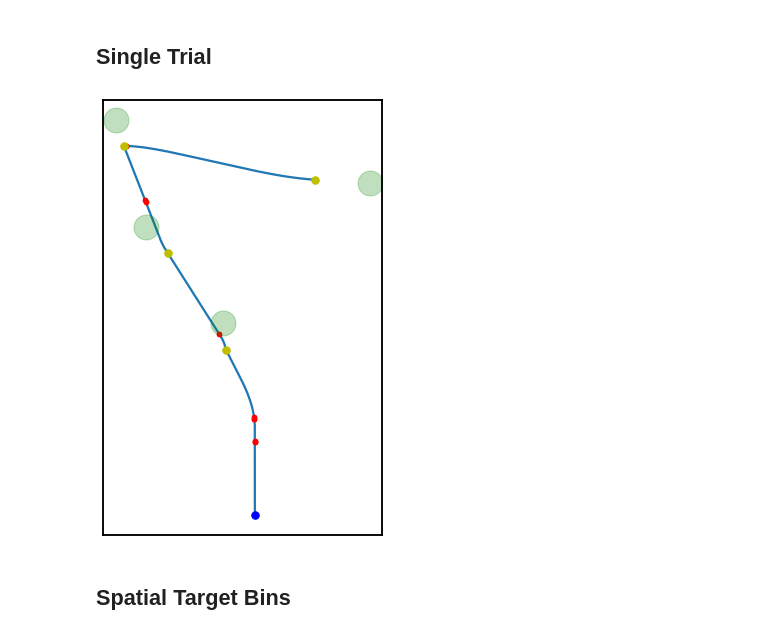
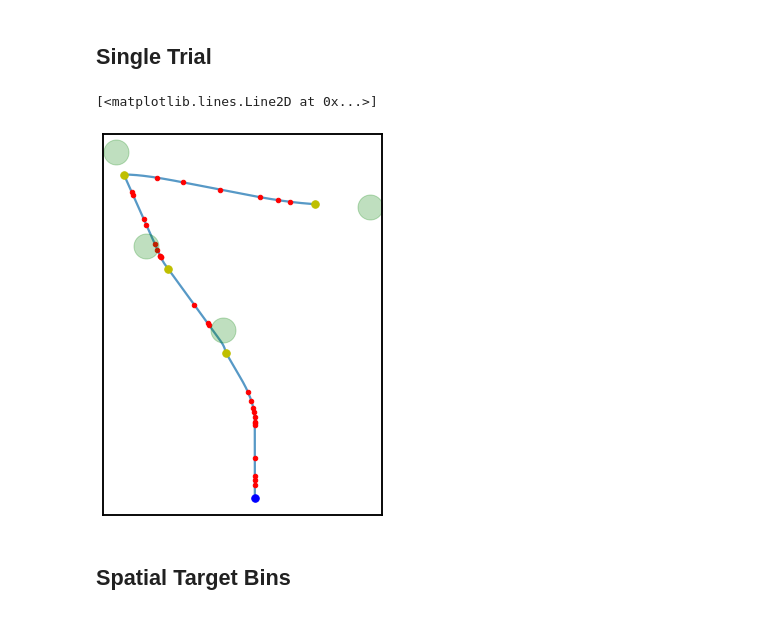
Before and after one commit to HSUPipeline/AnalyzeTH, a Jupyter notebook: notebooks/03-SpatialTargetCells.ipynb, the cells around one changed output. Cells and saved outputs as stored; diff of their text form; code cells hidden in the pictures.

```diff
--- a/notebooks/03-SpatialTargetCells.ipynb
+++ b/notebooks/03-SpatialTargetCells.ipynb
@@ -51,6 +49,9 @@ chest_bins = [5, 7]
 # Shuffle Settings
 shuffle_approach = 'BINCIRC'
 n_surrogates = 100
+# %%
+# Set example unit to analyze
+uind = 74
 # %% [markdown]
 ## Load Data
 # %%
@@ -83,6 +91 @@ uind = 0
 spikes = nwbfile.units.get_unit_spike_times(uind)
-# %%
-# Drop spikes until task time
-st = nwbfile.trials['start_time'][0]
-en = nwbfile.trials['stop_time'][-1]
-spikes = restrict_range(spikes, st, en)
@@ -94,12 +94,11 @@ chest_openings = nwbfile.trials.to_dataframe()['chest_opening_time'].values
 # %%
 # Extract the position data
-pos = nwbfile.acquisition['position']['xy_position']
-ptimes = pos.timestamps[:]
-positions = pos.data[:]
+ptimes = nwbfile.acquisition['position']['player_position'].timestamps[:]
+positions = nwbfile.acquisition['position']['player_position'].data[:].T
 # %%
 # Get the chest positions & trial indices
-chest_xs, chest_ys = nwbfile.acquisition['chest_positions']['chest_positions'].data[:]
-chest_trials = nwbfile.acquisition['chest_trials']['chest_trials'].data[:]
+chest_xs, chest_ys = nwbfile.acquisition['chest_positions']['chest_positions'].data[:].T
+chest_trials = nwbfile.trials.chest_trials[:]
 # %% [markdown]
 ## Chest Positions
 # %%
@@ -157,18 +160,15 @@ t_spikes = restrict_range(spikes, t_st, t_en)
 t_spike_xs, t_spike_ys = get_spike_positions(t_spikes, t_time, t_pos)
 # %%
 # Plot an encoding trial: with traversals, chest locations, and spike firing
-# TODO: add stimulus and event happenings to `plot_positions` & use that here
-_, ax = plt.subplots(figsize=(5, 8))
-ax.plot(*t_pos)
+plot_positions(t_pos, alpha=0.75, figsize=(5, 7))
+ax = plt.gca()
 ax.plot(*t_pos[:, 0], 'b.', ms=15)
 ax.plot(t_spike_xs, t_spike_ys, '.r')
 [ax.plot(*cht, 'y.', ms=15) for cht in ch_times];
 ax.plot(chest_xs[t_mask], chest_ys[t_mask], '.g', ms=50, alpha=0.25)
-ax.set_xticklabels([]); ax.set_yticklabels([]);
-ax.xaxis.set_ticks_position('none')
-ax.yaxis.set_ticks_position('none')
 # %% [output]
+[<matplotlib.lines.Line2D at 0x...>]
-[figure, old version]
+[figure, new version]
 # %% [markdown]
 ## Spatial Target Bins
 # %%
```
Also changed, not shown: parts of 17 cells of this notebook.
